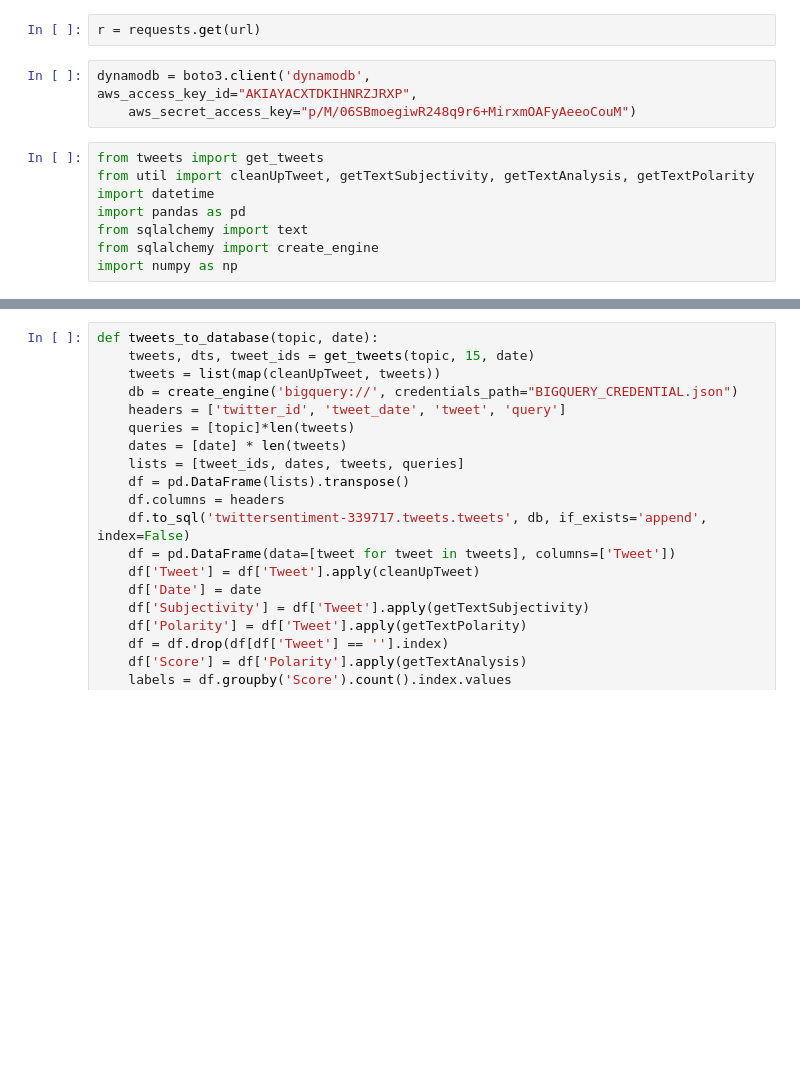
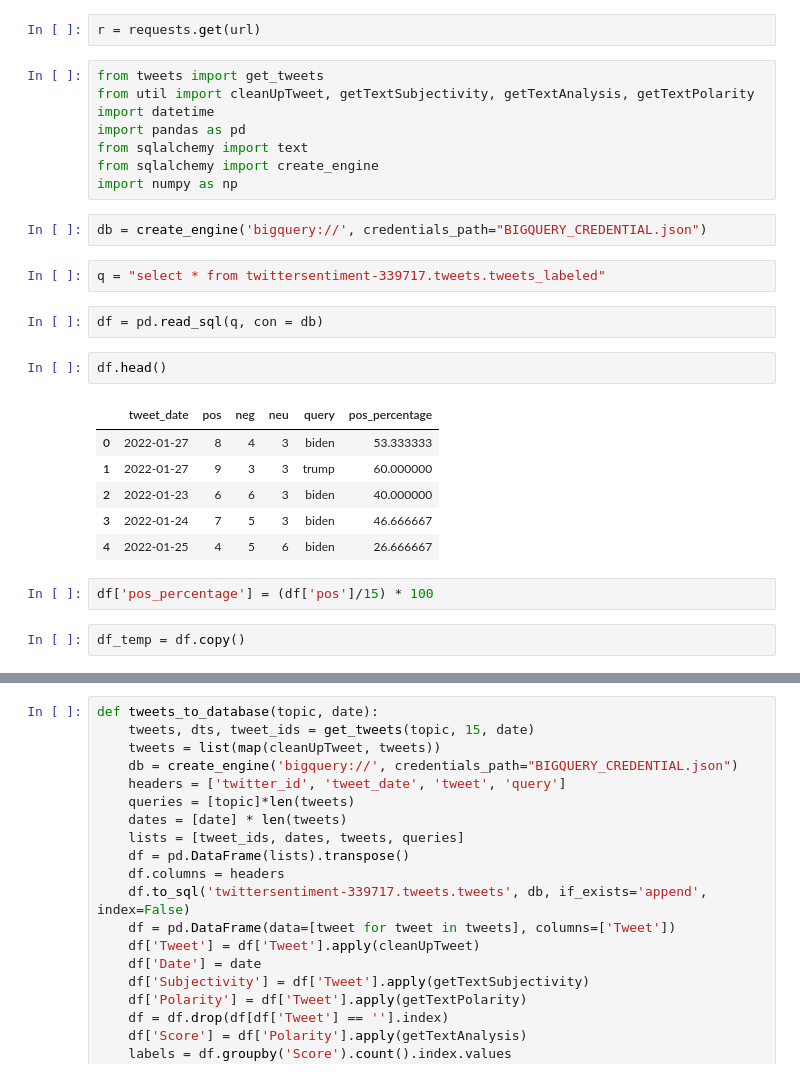
Before and after one commit to AaronGChan/twitter-presidential-analytics, a Jupyter notebook: working.ipynb, the cells around one changed output, grey strips where cells are left out. Drawn from its saved outputs; the diff is of its cells as text; blank space fills up the shorter version.

```diff
--- a/working.ipynb
+++ b/working.ipynb
@@ -7,9 +5,5 @@ url = "https://us-central1-twittersentiment-339717.cloudfunctions.net/Get_Tweets
 # %%
 r = requests.get(url)
-# %%
-dynamodb = boto3.client('dynamodb',
-aws_access_key_id="AKIAYACXTDKIHNRZJRXP",
-    aws_secret_access_key="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")
 # %%
 from tweets import get_tweets
 from util import cleanUpTweet, getTextSubjectivity, getTextAnalysis, getTextPolarity
@@ -18,3 +12,22 @@ import pandas as pd
 from sqlalchemy import text
 from sqlalchemy import create_engine
 import numpy as np
+# %%
+db = create_engine('bigquery://', credentials_path="BIGQUERY_CREDENTIAL.json")
+# %%
+q = "select * from twittersentiment-339717.tweets.tweets_labeled"
+# %%
+df = pd.read_sql(q, con = db)
+# %%
+df.head()
+# %% [output]
+|  | tweet_date | pos | neg | neu | query | pos_percentage |
+| 0 | 2022-01-27 | 8 | 4 | 3 | biden | 53.333333 |
+| 1 | 2022-01-27 | 9 | 3 | 3 | trump | 60.000000 |
+| 2 | 2022-01-23 | 6 | 6 | 3 | biden | 40.000000 |
+| 3 | 2022-01-24 | 7 | 5 | 3 | biden | 46.666667 |
+| 4 | 2022-01-25 | 4 | 5 | 6 | biden | 26.666667 |
+# %%
+df['pos_percentage'] = (df['pos']/15) * 100
+# %%
+df_temp = df.copy()
```
Also changed, not shown: parts of 17 cells of this notebook.
